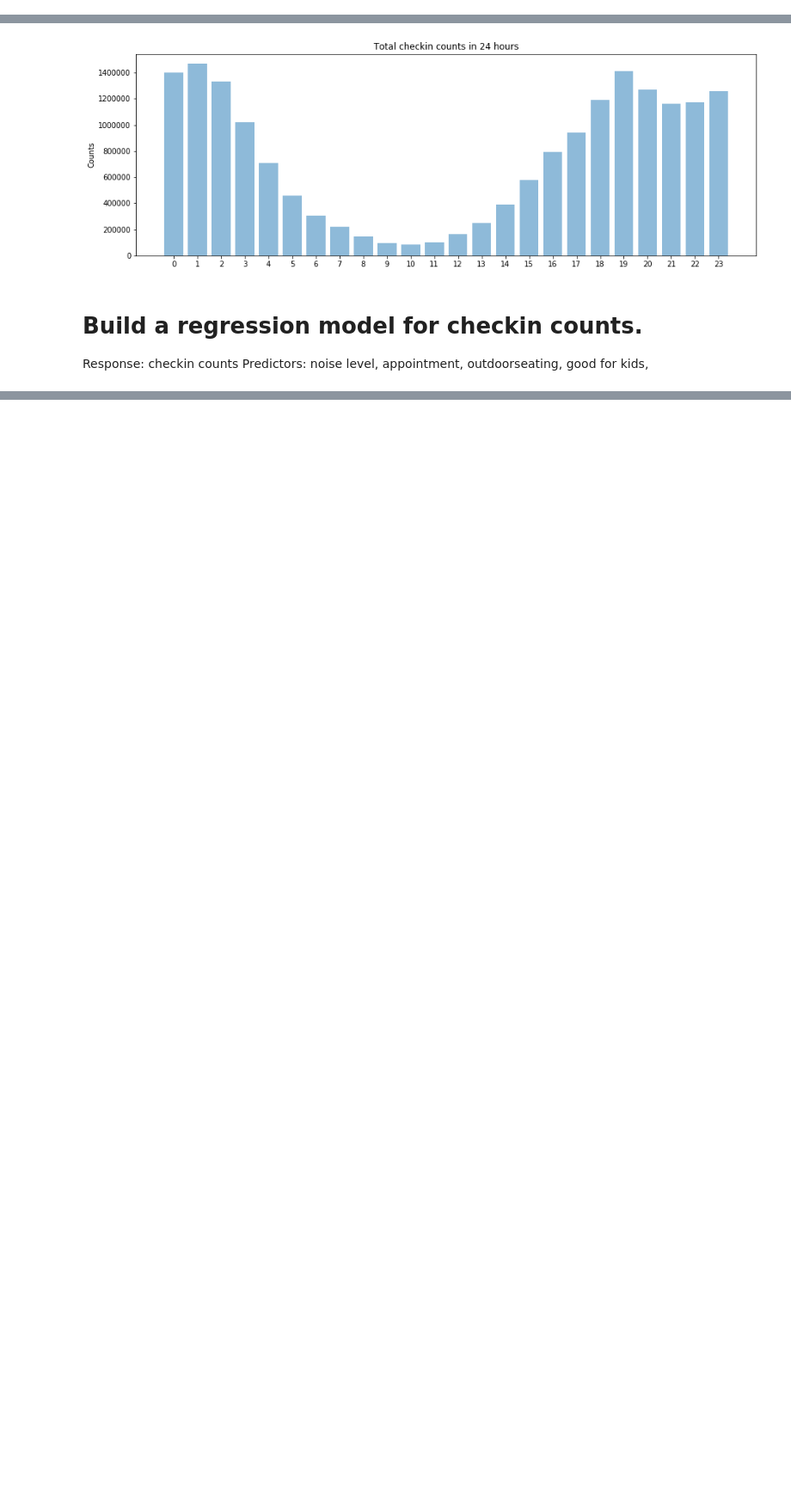
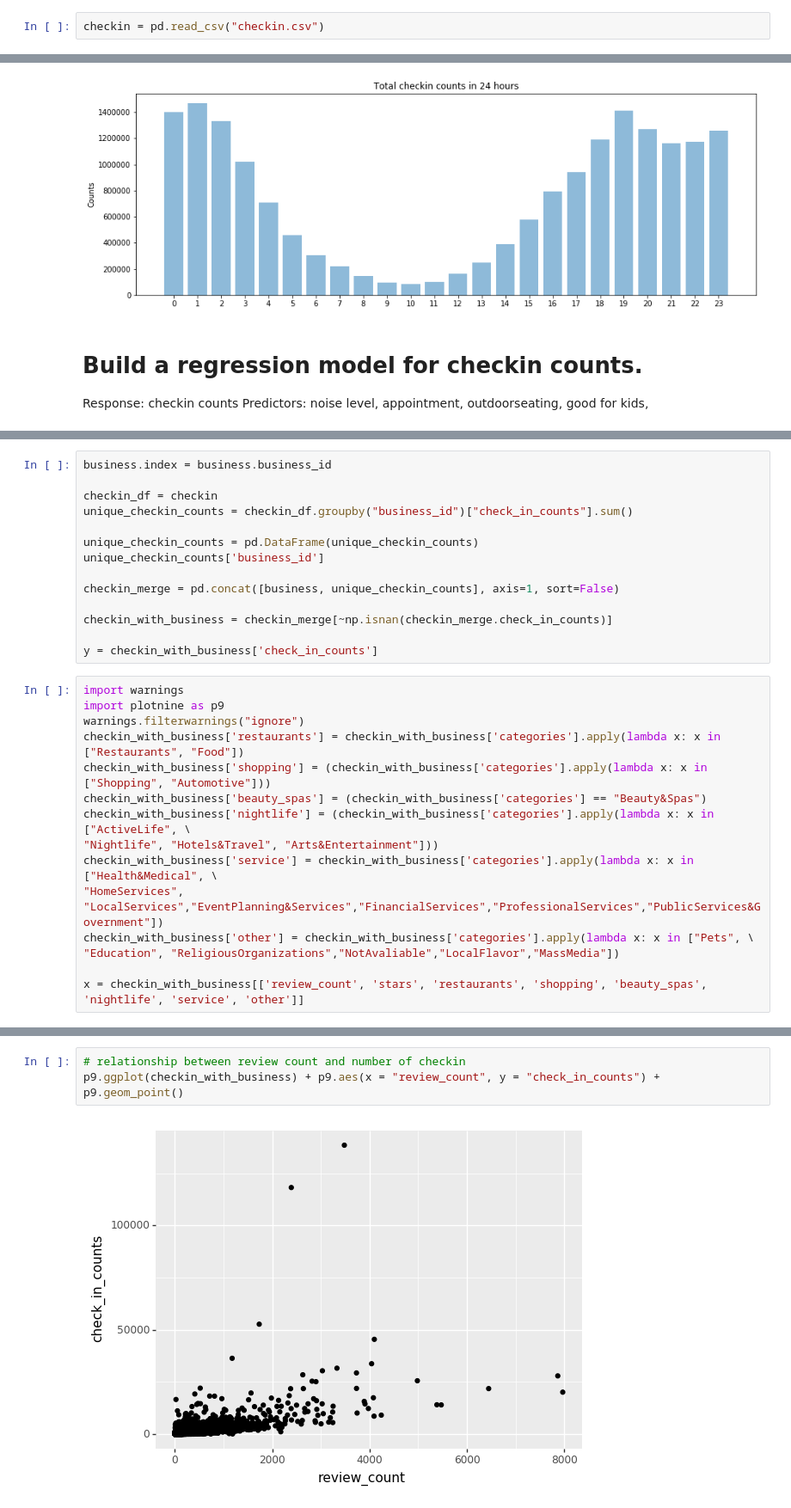
Before and after one commit to Zackkkliu/Yelp_review, a Jupyter notebook: 141B_final.ipynb, the cells around one changed output, grey strips where cells are left out. Shown at 86% size. Drawn from its saved outputs; the diff is of its cells as text; blank space fills up the shorter version.

```diff
--- a/141B_final.ipynb
+++ b/141B_final.ipynb
@@ -73,3 +135,5 @@ attributes.to_csv("attributes.csv")
+# %%
+checkin = pd.read_csv("checkin.csv")
 # %% [markdown]
 # Find the businesses with top 10 number of checkin counts
 # %%
@@ -200,0 +236,29 @@ len(np.unique(checkin_df.index))
+# %%
+business.index = business.business_id
+
+checkin_df = checkin
+unique_checkin_counts = checkin_df.groupby("business_id")["check_in_counts"].sum()
+
+unique_checkin_counts = pd.DataFrame(unique_checkin_counts)
+unique_checkin_counts['business_id']
+
+checkin_merge = pd.concat([business, unique_checkin_counts], axis=1, sort=False)
+
+checkin_with_business = checkin_merge[~np.isnan(checkin_merge.check_in_counts)]
+
+y = checkin_with_business['check_in_counts']
+# %%
+import warnings
+import plotnine as p9
+warnings.filterwarnings("ignore")
+checkin_with_business['restaurants'] = checkin_with_business['categories'].apply(lambda x: x in ["Restaurants", "Food"])
+checkin_with_business['shopping'] = (checkin_with_business['categories'].apply(lambda x: x in ["Shopping", "Automotive"]))
+checkin_with_business['beauty_spas'] = (checkin_with_business['categories'] == "Beauty&Spas")
+checkin_with_business['nightlife'] = (checkin_with_business['categories'].apply(lambda x: x in ["ActiveLife", \
+"Nightlife", "Hotels&Travel", "Arts&Entertainment"]))
+checkin_with_business['service'] = checkin_with_business['categories'].apply(lambda x: x in ["Health&Medical", \
+"HomeServices", "LocalServices","EventPlanning&Services","FinancialServices","ProfessionalServices","PublicServices&Government"])
+checkin_with_business['other'] = checkin_with_business['categories'].apply(lambda x: x in ["Pets", \
+"Education", "ReligiousOrganizations","NotAvaliable","LocalFlavor","MassMedia"])
+
+x = checkin_with_business[['review_count', 'stars', 'restaurants', 'shopping', 'beauty_spas', 'nightlife', 'service', 'other']]
@@ -200,0 +296,5 @@ len(np.unique(checkin_df.index))
+# %%
+# relationship between review count and number of checkin
+p9.ggplot(checkin_with_business) + p9.aes(x = "review_count", y = "check_in_counts") + p9.geom_point()
+# %% [output]
+[figure, added]
```
Also changed, not shown: parts of 22 cells of this notebook.
